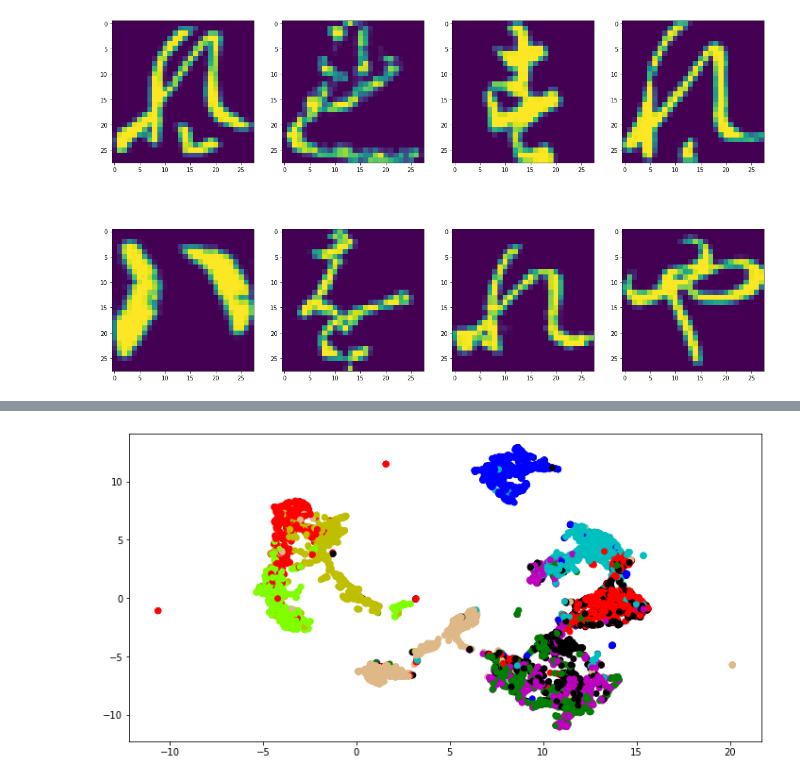
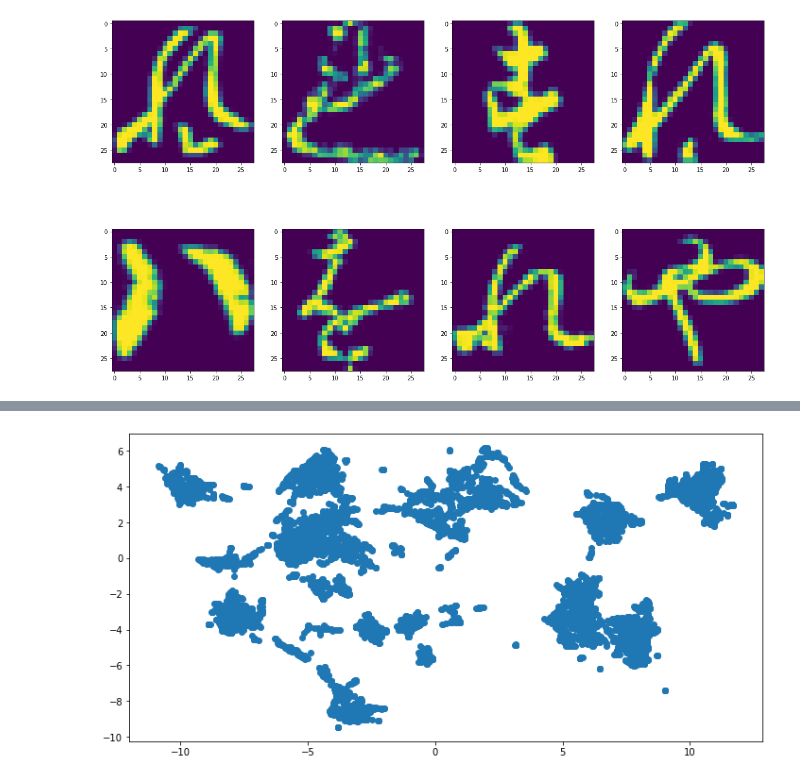
Before and after one commit to timcopelandoh/thinkful, a Jupyter notebook: Module 26 - Unsupervised Learning/26.10 - Unsupervised Learning Challenge.ipynb, the cells around one changed output, grey strips where cells are left out. Saved outputs shown, nothing was run; the diff lists cells and outputs as text; code cells hidden in the pictures.

```diff
--- a/Module 26 - Unsupervised Learning/26.10 - Unsupervised Learning Challenge.ipynb
+++ b/Module 26 - Unsupervised Learning/26.10 - Unsupervised Learning Challenge.ipynb
@@ -102,14 +185,8 @@ plt.show()
 # %%
-n=5
-dist=0.1
-m='correlation'
-
-umap_output = umap.UMAP(n_neighbors=n,
-                        min_dist=dist,
-                        metric=m).fit_transform(X_std)
+umap_output3 = umap.UMAP(n_neighbors=5, min_dist=.05).fit_transform(X_std)
 
 plt.figure(figsize=(12,6))
-plt.scatter([x[0] for x in umap_output], [x[1] for x in umap_output], c=[colors[int(x)] for x in y])
+plt.scatter([x[0] for x in umap_output3], [x[1] for x in umap_output3])
 plt.show()
 # %% [output]
-[figure, old version]
+[figure, new version]
```
Also changed, not shown: parts of 34 cells of this notebook, 1 other file.
